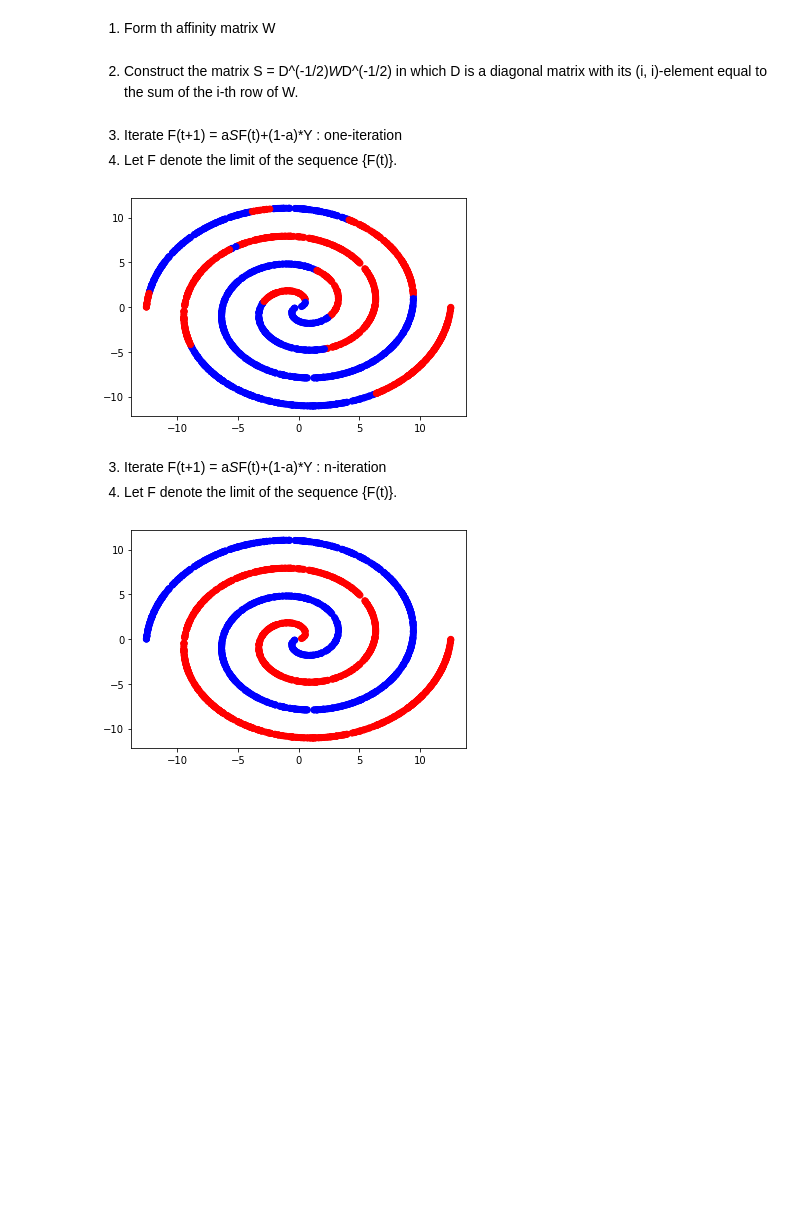
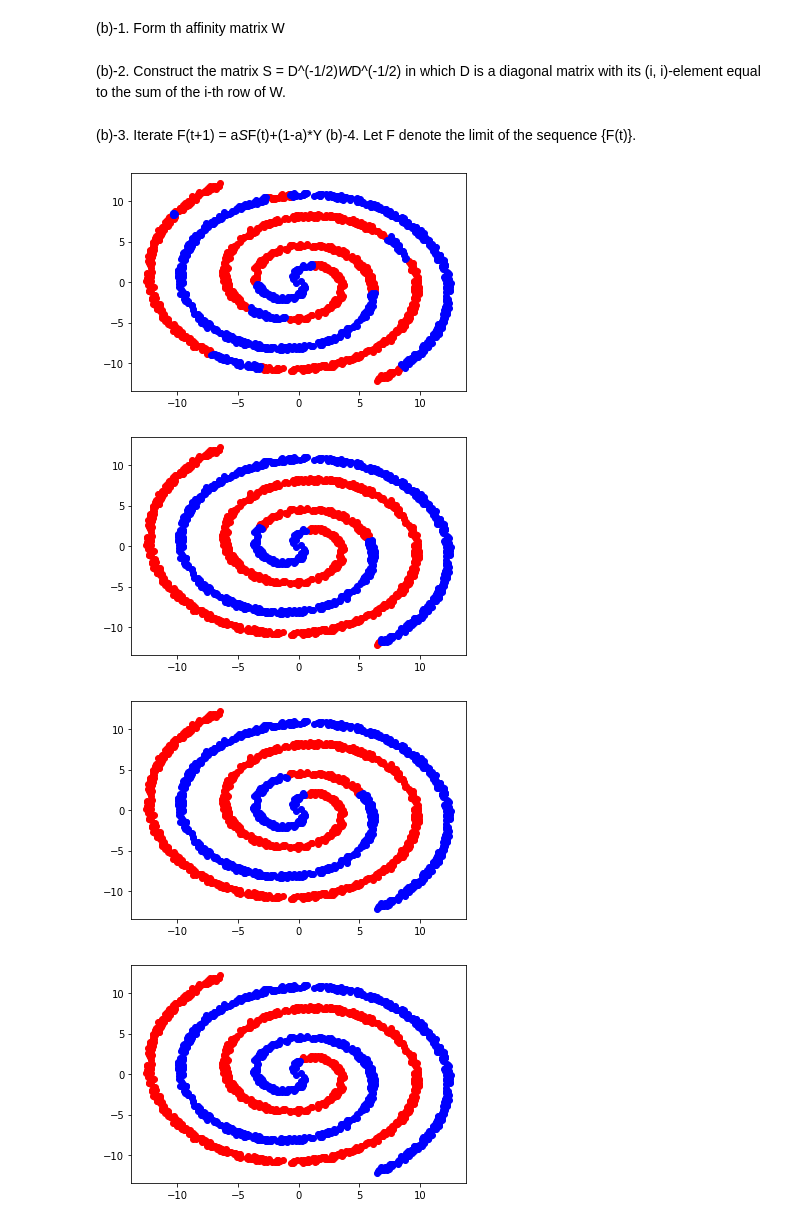
Before and after one commit to bebye/lgc-python, a Jupyter notebook: main.ipynb, the cells around one changed output. Cells and saved outputs as stored; diff of their text form; code cells hidden in the pictures; blank space fills up the shorter version.

```diff
--- a/main.ipynb
+++ b/main.ipynb
@@ -34,5 +38,5 @@ scatterutils.show_scatter_spirals(X, init_Y)
 # %% [markdown]
-1. Form th affinity matrix W
+(b)-1. Form th affinity matrix W
 # %%
 def rbf_kernel(x, y):
     distance = cdist(x, y, 'euclidean')
@@ -41,40 +45,37 @@ def rbf_kernel(x, y):
 W = rbf_kernel(X, X)
 np.fill_diagonal(W, 0)
 # %% [markdown]
-2. Construct the matrix S = D^(-1/2)*W*D^(-1/2)
+(b)-2. Construct the matrix S = D^(-1/2)*W*D^(-1/2)
    in which D is a diagonal matrix with its (i, i)-element equal to the sum of the i-th row of W.
 # %%
-def construct_matrix():
-    row_sum = np.sum(W, 1)
-    d = fractional_matrix_power(np.diag(row_sum), -0.5)
-    return np.dot(np.dot(d, W), d)
-
-S = construct_matrix()
+row_sum = np.sum(W, 1)
+D = fractional_matrix_power(np.diag(row_sum), -0.5)
+S = np.dot(np.dot(D, W), D)
 # %% [markdown]
-3. Iterate F(t+1) = a*S*F(t)+(1-a)*Y : one-iteration
-4. Let F denote the limit of the sequence {F(t)}.
+(b)-3. Iterate F(t+1) = a*S*F(t)+(1-a)*Y
+(b)-4. Let F denote the limit of the sequence {F(t)}.
 # %%
+F = Y
 func_F = lambda f : alpha * np.dot(S, f) + (1 - alpha) * Y
 
-def show_result():
-    result = np.zeros_like(F)
-    result[np.arange(len(F)), np.argmax(F, 1)] = 1
-    result_y = [1 if x == 0 else 0 for x in result[0:,0]]
+def show_result(f):
+    result = np.ones_like(f)
+    result[np.arange(len(f)), np.argmax(f, 1)] = 2
+    result_y = np.array([y[1] for y in result])
     scatterutils.show_scatter_spirals(X, result_y)
 
-# one-iteration
-F = func_F(Y)
-show_result()
+for t in range(n_iteration):
+    F = func_F(F)
+    if t == 10:
+        show_result(F)
+    elif t == 50:
+        show_result(F)
+    elif t == 80:
+        show_result(F)
+    elif t == 399:
+        show_result(F)
 # %% [output]
-[figure, old version]
+[figure, new version]
+[figure, added]
+[figure, added]
+[figure, added]
-# %% [markdown]
-3. Iterate F(t+1) = a*S*F(t)+(1-a)*Y : n-iteration
-4. Let F denote the limit of the sequence {F(t)}.
-# %%
-# n-iteration
-for t in range(n_iteration):
-    F = func_F(F)
-
-show_result()
-# %% [output]
-[figure, removed]
```
Also changed, not shown: parts of 4 cells of this notebook, 2 other files.
